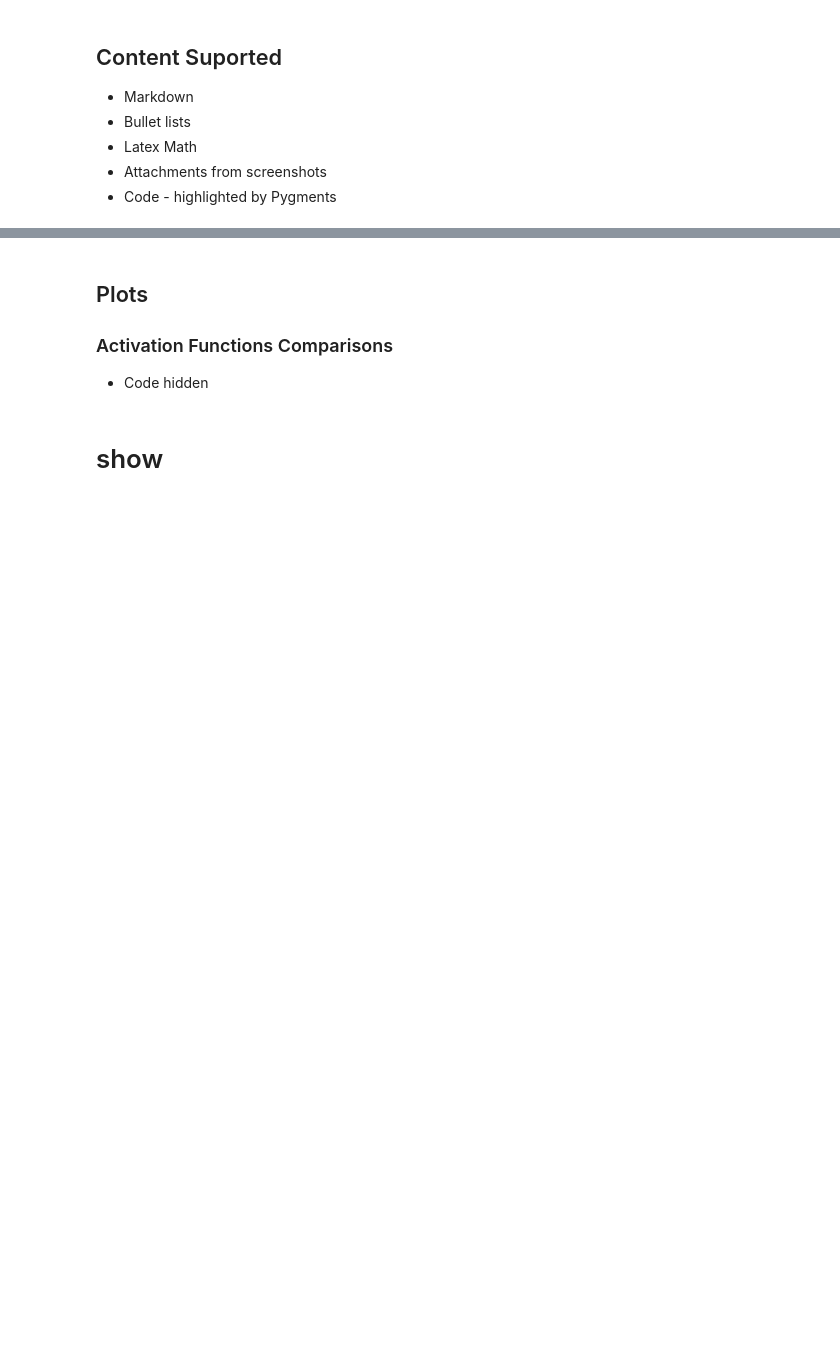
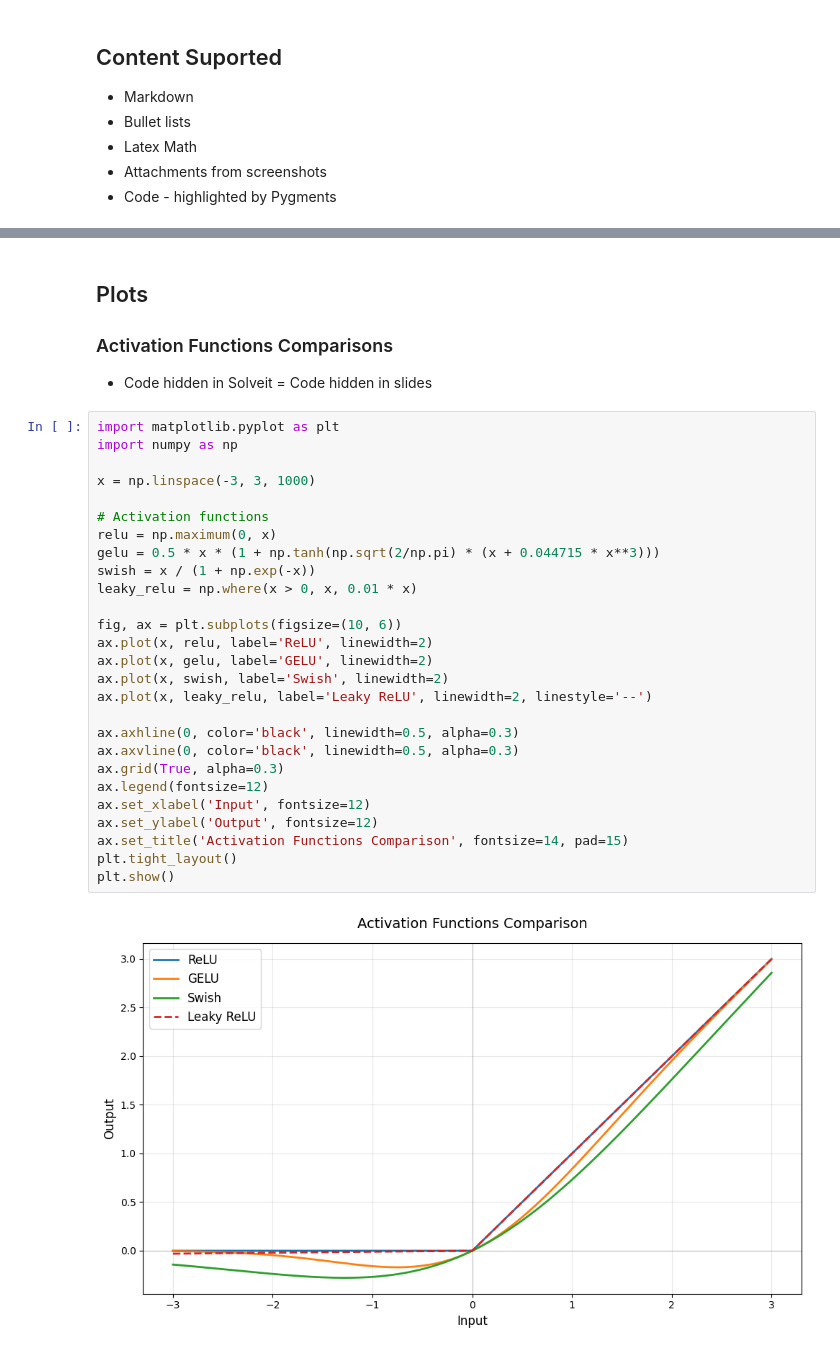
Before and after one commit to rleyvasal/sslides, a Jupyter notebook: nbs/index.ipynb, the cells around one changed output, grey strips where cells are left out. Saved outputs shown, nothing was run; the diff lists cells and outputs as text; blank space fills up the shorter version.

```diff
--- a/nbs/index.ipynb
+++ b/nbs/index.ipynb
@@ -110,6 +106,33 @@ $$\begin{bmatrix} a & b \\ c & d \end{bmatrix}$$
 ## Plots
 
 ### Activation Functions Comparisons
-- Code hidden
+- Code hidden in Solveit = Code hidden in slides
-# %% [markdown]
-# show
+# %%
+import matplotlib.pyplot as plt
+import numpy as np
+
+x = np.linspace(-3, 3, 1000)
+
+# Activation functions
+relu = np.maximum(0, x)
+gelu = 0.5 * x * (1 + np.tanh(np.sqrt(2/np.pi) * (x + 0.044715 * x**3)))
+swish = x / (1 + np.exp(-x))
+leaky_relu = np.where(x > 0, x, 0.01 * x)
+
+fig, ax = plt.subplots(figsize=(10, 6))
+ax.plot(x, relu, label='ReLU', linewidth=2)
+ax.plot(x, gelu, label='GELU', linewidth=2)
+ax.plot(x, swish, label='Swish', linewidth=2)
+ax.plot(x, leaky_relu, label='Leaky ReLU', linewidth=2, linestyle='--')
+
+ax.axhline(0, color='black', linewidth=0.5, alpha=0.3)
+ax.axvline(0, color='black', linewidth=0.5, alpha=0.3)
+ax.grid(True, alpha=0.3)
+ax.legend(fontsize=12)
+ax.set_xlabel('Input', fontsize=12)
+ax.set_ylabel('Output', fontsize=12)
+ax.set_title('Activation Functions Comparison', fontsize=14, pad=15)
+plt.tight_layout()
+plt.show()
+# %% [output]
+[figure, added]
```
Also changed, not shown: parts of 6 cells of this notebook, 4 other files.
